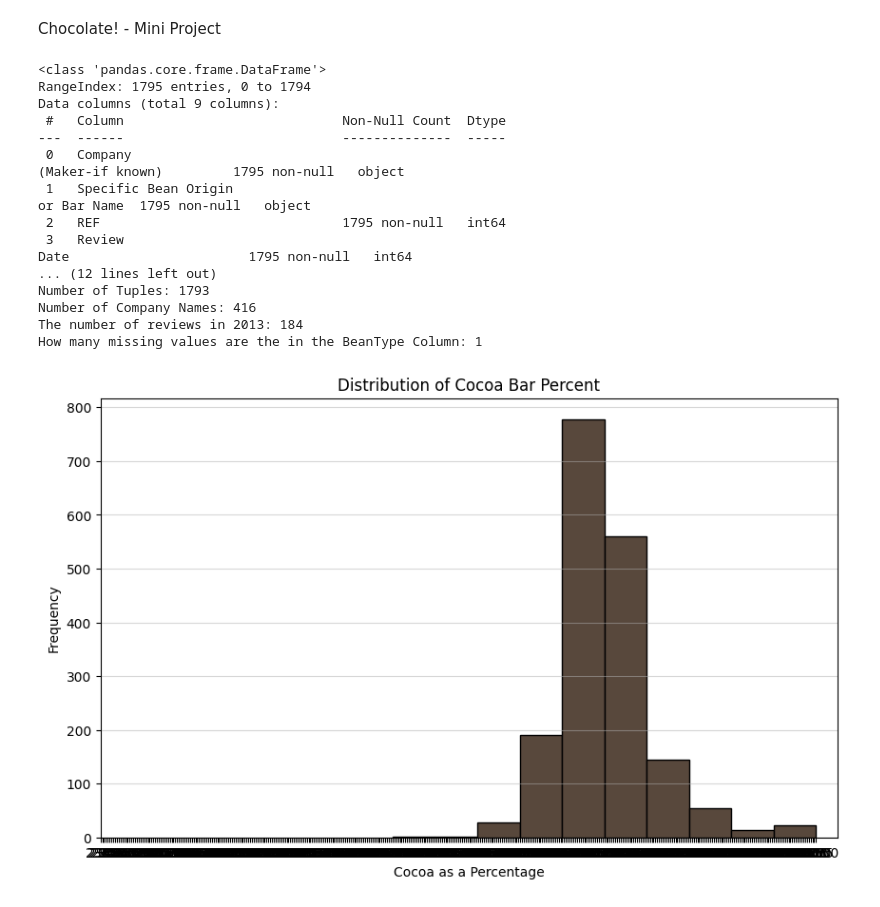
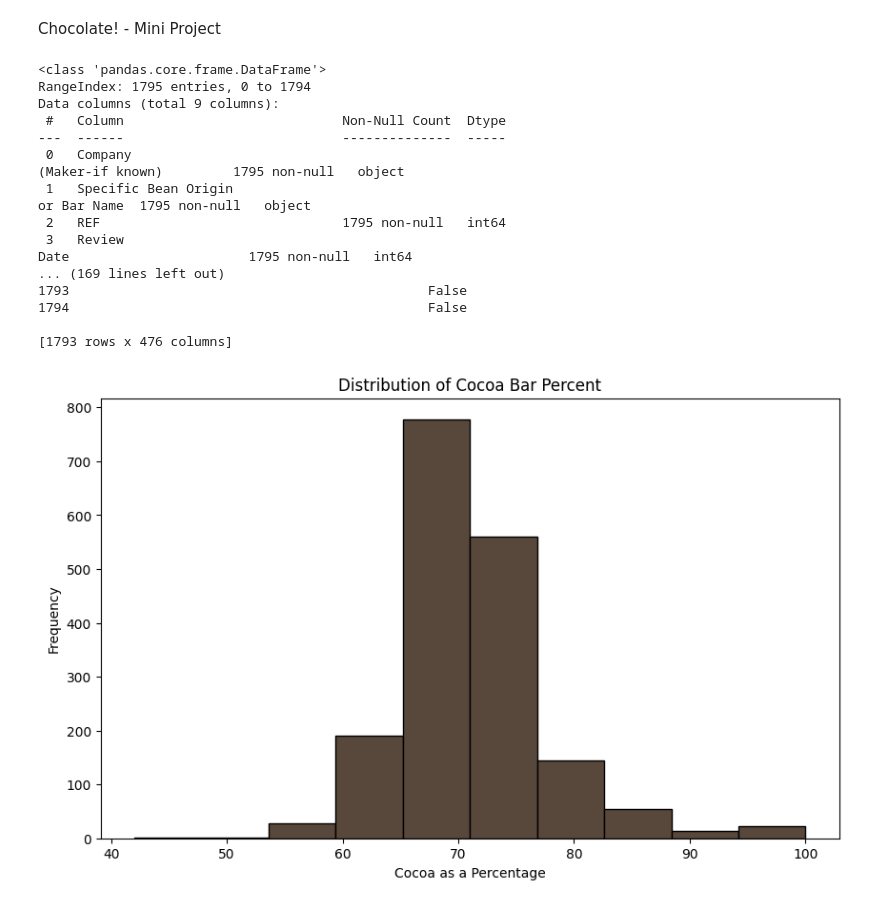
Before and after one commit to jpoitras2k/Git, a Jupyter notebook: Module2 AI Bootcamp/Chocolate.ipynb, the cells around one changed output. Drawn from its saved outputs; the diff is of its cells as text; code cells hidden in the pictures.

Commit message:
Step 8 -- Lab Completed

```diff
--- a/Module2 AI Bootcamp/Chocolate.ipynb
+++ b/Module2 AI Bootcamp/Chocolate.ipynb
@@ -42,43 +42,67 @@ print ('How many missing values are the in the BeanType Column:', missing_beanty
 #Step 4 Convert and Visualize: Prepare 'Cocoa_Percent' for visualization ---
 
 # Change the type of values in the column 'Cocoa_Percent' from string to numerical
 dataset['Cocoa\nPercent'] = dataset['Cocoa\nPercent'].astype(str)
 # Remove '%' sign and convert to float
 dataset['Cocoa\nPercent'] = dataset['Cocoa\nPercent'].str.replace('%', '')
 dataset['Cocoa\nPercent'] = dataset['Cocoa\nPercent'].astype(float)
 
 # Create a Histogram with the rating column - using MetaPlotLib plt.hist(x, y)
 # Make the chart pretty and usefull with labels
 plt.figure(figsize=(10, 6))
 plt.hist(dataset['Cocoa\nPercent'], bins=10, edgecolor='black', color="#58483C")
 plt.title('Distribution of Cocoa Bar Percent')
 plt.xlabel('Cocoa as a Percentage')
 plt.ylabel('Frequency')
-plt.grid(axis='y', alpha=0.5)
 
-# Set x-axis ticks for clarity on the rating scale
-min_rating = dataset['Cocoa\nPercent'].min()
-max_rating = dataset['Cocoa\nPercent'].max()
-plt.xticks(np.arange(2.0, max_rating + 0.25, 0.25))
 
-# Save the figure
-plt.savefig('rating_histogram.png')
+#--- Step 5 --> Visualize with Scatter Plot   ---
+#  Plot the converted numerical Cocoa Percent values against the Rating values!
+#  From what you see, does more cocoa in a bar correspond to a higher rating?
+#  Hint: Try a scatter plot with small alpha, e.g., 0.1, to flush out the density of each point.
+
+# Make Histogram, then make it understandable
+plt.figure(figsize=(10, 6))
+plt.scatter(dataset['Cocoa\nPercent'], dataset['Rating'], alpha=0.1, color="#58483C", s=50)
+plt.title('Distribution of Cocoa Bar Ratings')
+plt.xlabel('Cocoa Percentage')
+plt.ylabel('Rating Value')
+
+#--- Step 6 --> Normalize the Rating Column.  ---
+# Normalizing the Rating column using Min-Max scaling (Pandas/NumPy)
+min_rating = dataset['Rating'].min()
+max_rating = dataset['Rating'].max()
+dataset['Rating_Normalized'] = (dataset['Rating'] - min_rating) / (max_rating - min_rating)
+
+plt.scatter(dataset['Cocoa\nPercent'], dataset['Rating_Normalized'], alpha=0.1, color="#58483C", s=50)  #see what the Normalized data looks like
+
+#--- Step 8 --> Encoding with One-Hot Encoding would be best as there is no relation to name and location.
+# Suppose we are interested in the company’s names and locations for some collective analysis.
+# Encode the two categorical columns with the encoder you think is best for the job!
+
+company_name = 'Company\xa0\n(Maker-if known)'
+company_loc = 'Company\nLocation'
+dataset_to_encode = dataset[[company_name, company_loc ]] # New Dataset with two columns
+# Apply One-Hot - use panda's get_dummies
+dataset_encoded = pd.get_dummies(dataset_to_encode, columns=[company_loc, company_name])
+
+print (dataset_encoded)
 # %% [output]
 <class 'pandas.core.frame.DataFrame'>
 RangeIndex: 1795 entries, 0 to 1794
 Data columns (total 9 columns):
  #   Column                            Non-Null Count  Dtype
 ---  ------                            --------------  -----
  0   Company
 (Maker-if known)         1795 non-null   object
  1   Specific Bean Origin
 or Bar Name  1795 non-null   object
  2   REF                               1795 non-null   int64
  3   Review
 Date                       1795 non-null   int64
-... (12 lines left out)
-Number of Tuples: 1793
-Number of Company Names: 416
-The number of reviews in 2013: 184
-How many missing values are the in the BeanType Column: 1
+... (169 lines left out)
+1793                                              False
+1794                                              False
+
+[1793 rows x 476 columns]
-[figure, old version]
+[figure, new version]
```
Also changed, not shown: parts of 1 cell of this notebook.
